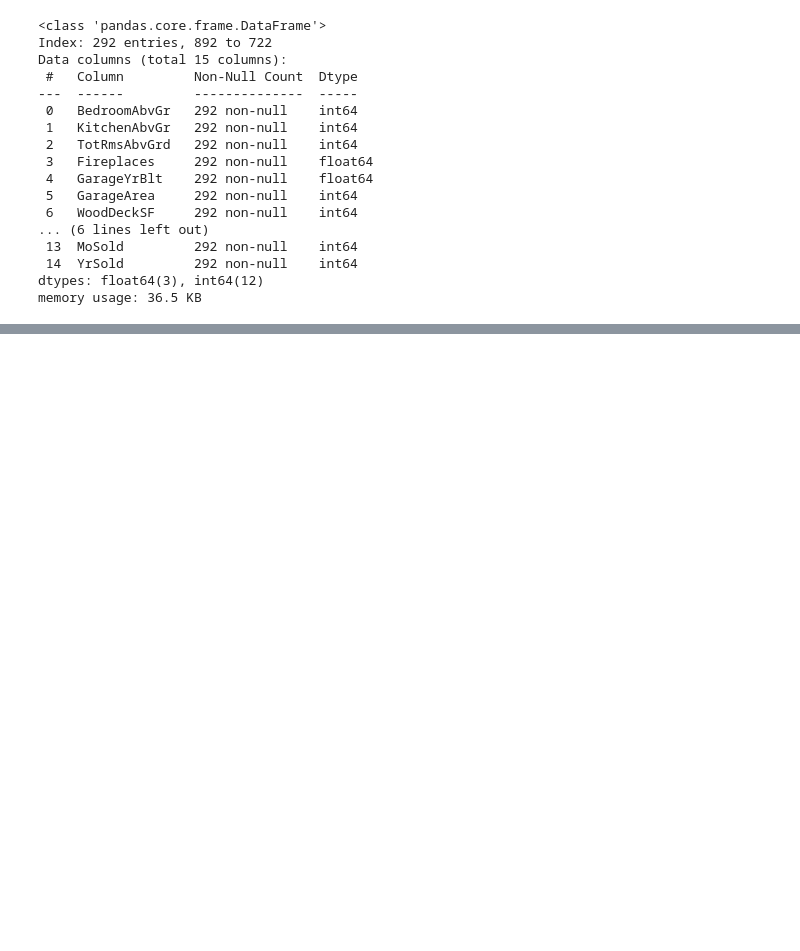
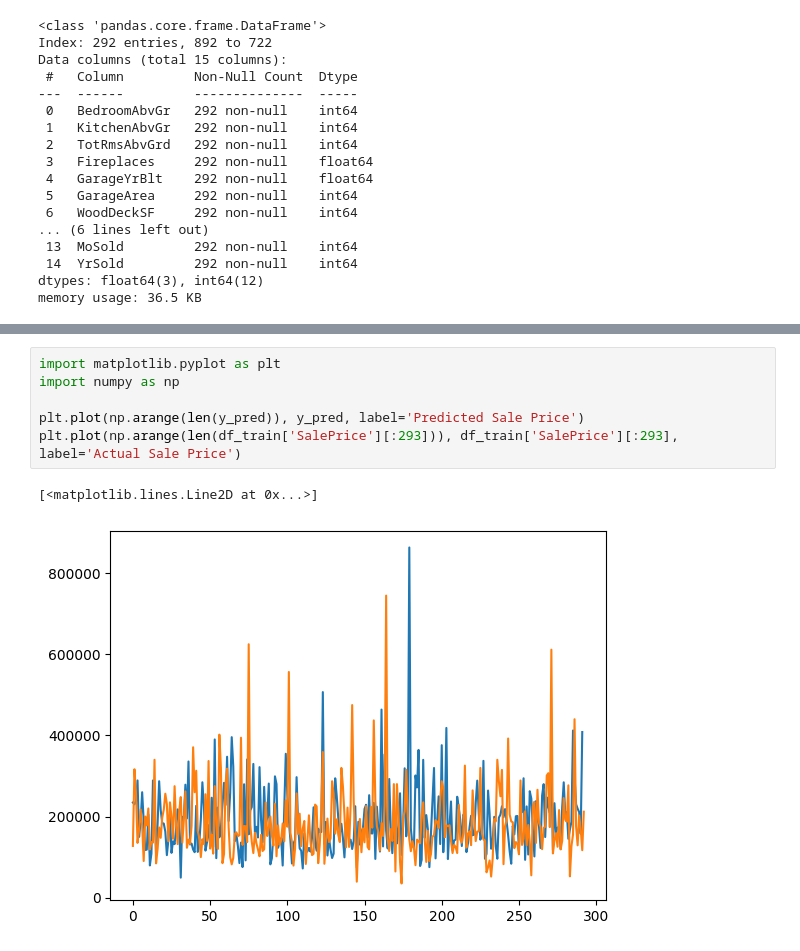
Before and after one commit to racousin/data_science_practice_2024, a Jupyter notebook: ZHAOJiani0326/module3/exercise1.ipynb, the cells around one changed output, grey strips where cells are left out. Drawn from its saved outputs; the diff is of its cells as text; blank space fills up the shorter version.

```diff
--- a/ZHAOJiani0326/module3/exercise1.ipynb
+++ b/ZHAOJiani0326/module3/exercise1.ipynb
@@ -197,0 +220,9 @@ submission.head()
+# %%
+import matplotlib.pyplot as plt
+import numpy as np
+
+plt.plot(np.arange(len(y_pred)), y_pred, label='Predicted Sale Price')
+plt.plot(np.arange(len(df_train['SalePrice'][:293])), df_train['SalePrice'][:293], label='Actual Sale Price')
+# %% [output]
+[<matplotlib.lines.Line2D at 0x...>]
+[figure, added]
```
Also changed, not shown: parts of 10 cells of this notebook, 1 other file.
